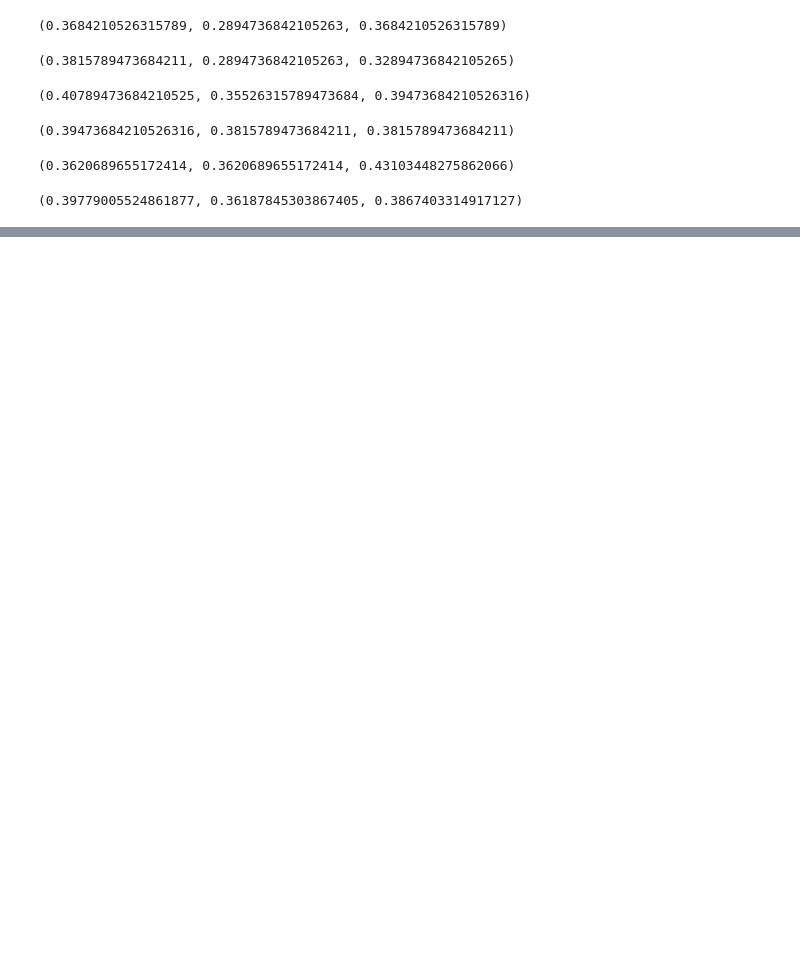
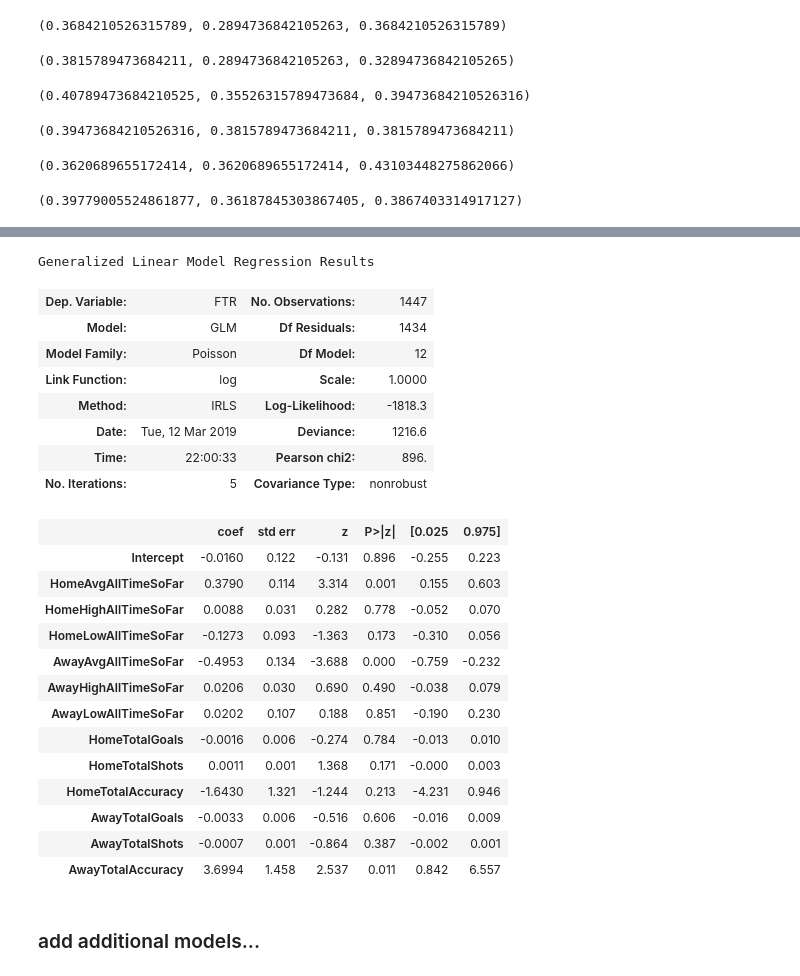
Before and after one commit to info370a-w19-finalproject2/final_project, a Jupyter notebook: report.ipynb, the cells around one changed output, grey strips where cells are left out. Cells and saved outputs as stored; diff of their text form; code cells hidden in the pictures; blank space fills up the shorter version.

```diff
--- a/report.ipynb
+++ b/report.ipynb
@@ -729,0 +758,28 @@ If we take a look at the summary of the model with the team names as factors alo
+# %%
+m2.summary()
+# %% [output]
+Generalized Linear Model Regression Results
+| Dep. Variable: | FTR | No. Observations: | 1447 |
+| Model: | GLM | Df Residuals: | 1434 |
+| Model Family: | Poisson | Df Model: | 12 |
+| Link Function: | log | Scale: | 1.0000 |
+| Method: | IRLS | Log-Likelihood: | -1818.3 |
+| Date: | Tue, 12 Mar 2019 | Deviance: | 1216.6 |
+| Time: | 22:00:33 | Pearson chi2: | 896. |
+| No. Iterations: | 5 | Covariance Type: | nonrobust |
+|  | coef | std err | z | P>|z| | [0.025 | 0.975] |
+| Intercept | -0.0160 | 0.122 | -0.131 | 0.896 | -0.255 | 0.223 |
+| HomeAvgAllTimeSoFar | 0.3790 | 0.114 | 3.314 | 0.001 | 0.155 | 0.603 |
+| HomeHighAllTimeSoFar | 0.0088 | 0.031 | 0.282 | 0.778 | -0.052 | 0.070 |
+| HomeLowAllTimeSoFar | -0.1273 | 0.093 | -1.363 | 0.173 | -0.310 | 0.056 |
+| AwayAvgAllTimeSoFar | -0.4953 | 0.134 | -3.688 | 0.000 | -0.759 | -0.232 |
+| AwayHighAllTimeSoFar | 0.0206 | 0.030 | 0.690 | 0.490 | -0.038 | 0.079 |
+| AwayLowAllTimeSoFar | 0.0202 | 0.107 | 0.188 | 0.851 | -0.190 | 0.230 |
+| HomeTotalGoals | -0.0016 | 0.006 | -0.274 | 0.784 | -0.013 | 0.010 |
+| HomeTotalShots | 0.0011 | 0.001 | 1.368 | 0.171 | -0.000 | 0.003 |
+| HomeTotalAccuracy | -1.6430 | 1.321 | -1.244 | 0.213 | -4.231 | 0.946 |
+| AwayTotalGoals | -0.0033 | 0.006 | -0.516 | 0.606 | -0.016 | 0.009 |
+| AwayTotalShots | -0.0007 | 0.001 | -0.864 | 0.387 | -0.002 | 0.001 |
+| AwayTotalAccuracy | 3.6994 | 1.458 | 2.537 | 0.011 | 0.842 | 6.557 |
+# %% [markdown]
+### add additional models...
```
Also changed, not shown: parts of 2 cells of this notebook.
